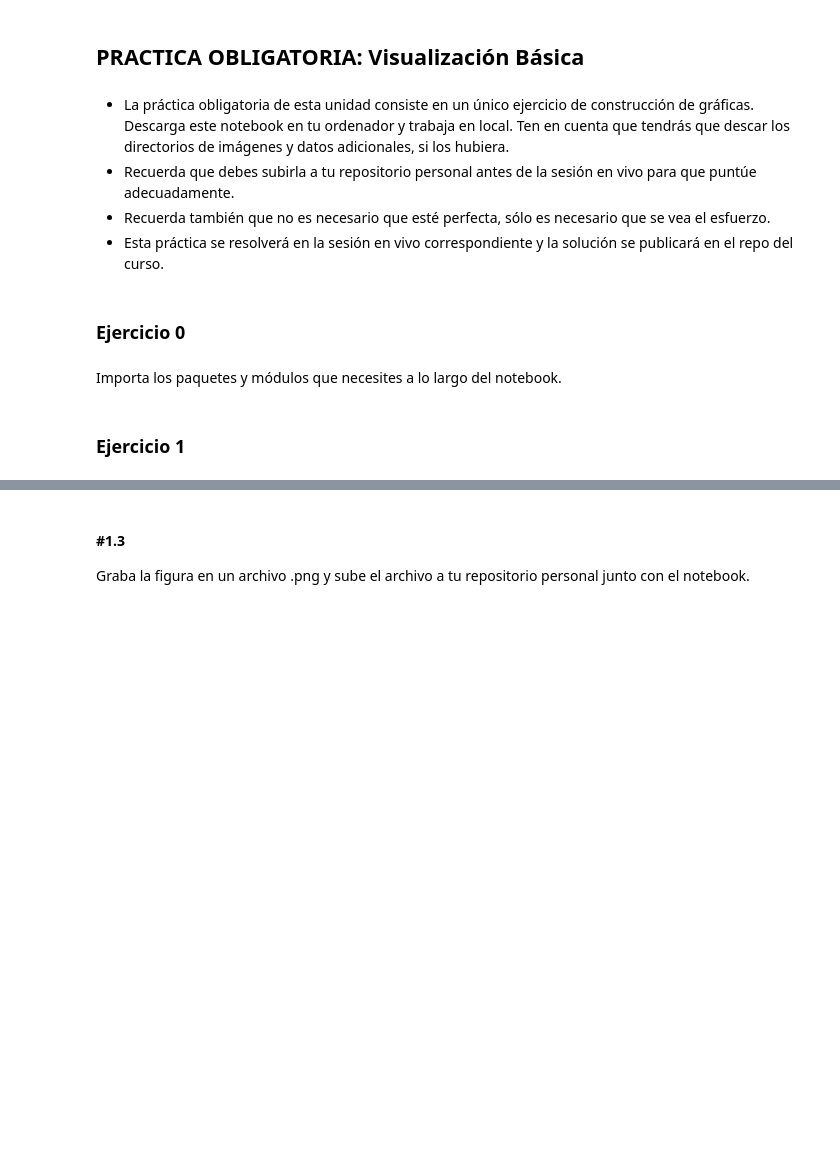
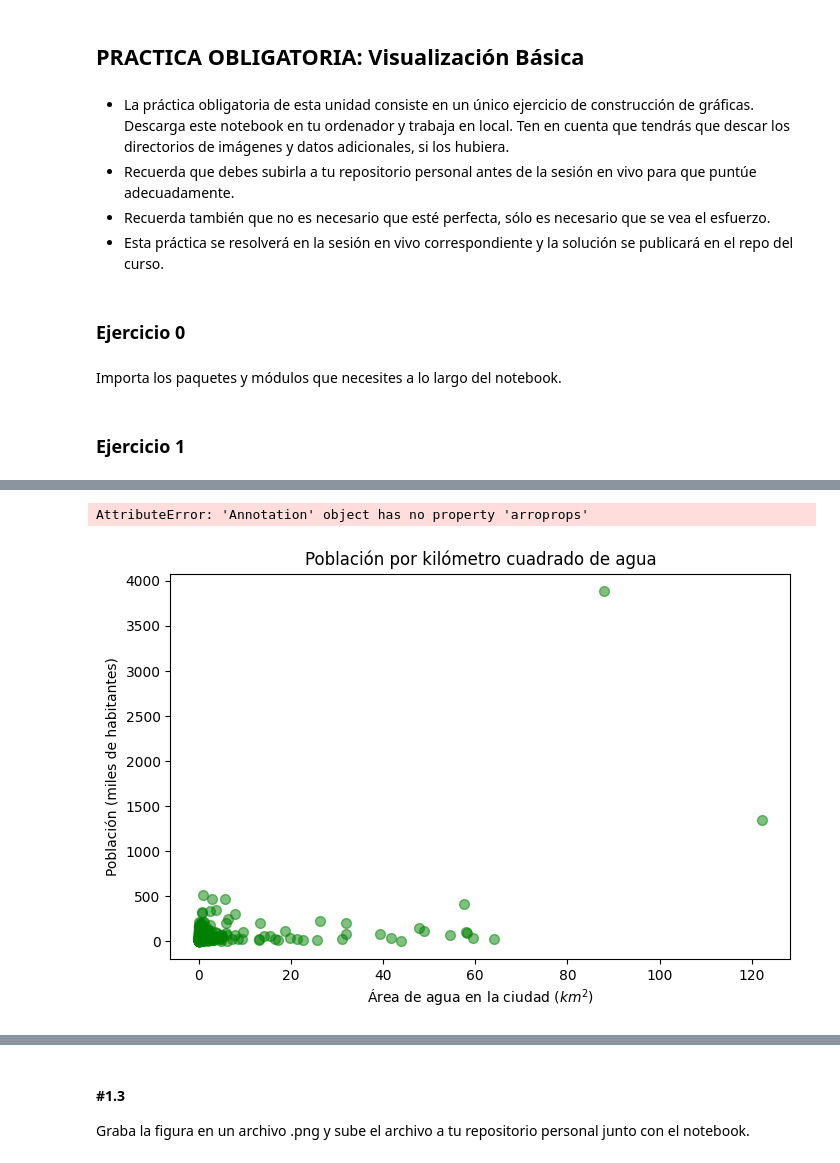
Before and after one commit to eleacos/DS-Online-Elena-Acosta, a Jupyter notebook: 03_Data_Analysis/Sprint_08/Unidad_01_Visualizacion_Basica_Matplotlib/03_Practica_Obligatoria/18_Practica_Obligatoria_Visualizacion_Basica.ipynb, the cells around one changed output, grey strips where cells are left out. Saved outputs shown, nothing was run; the diff lists cells and outputs as text; code cells hidden in the pictures; blank space fills up the shorter version.

```diff
--- a/03_Data_Analysis/Sprint_08/Unidad_01_Visualizacion_Basica_Matplotlib/03_Practica_Obligatoria/18_Practica_Obligatoria_Visualizacion_Basica.ipynb
+++ b/03_Data_Analysis/Sprint_08/Unidad_01_Visualizacion_Basica_Matplotlib/03_Practica_Obligatoria/18_Practica_Obligatoria_Visualizacion_Basica.ipynb
@@ -161,0 +189,43 @@ plt.boxplot(cities["elevation_m"], vert = False);
+# %%
+#3. El scatter de área de agua de un ciudad con su poblacion.
+fig = plt.figure(figsize= (8,5))
+
+# Scatter plot
+plt.scatter(
+    x= df["area_water_km2"],
+    y= df["population_total"]/1000, # /1000 para que quede en miles, no millones
+    s= 50, # tamaño de la burbuja,
+    color= "green",
+    alpha= 0.5
+)
+
+# Etiquetas
+plt.title("Población por kilómetro cuadrado de agua")
+plt.xlabel("Área de agua en la ciudad ($km^2$)")
+plt.ylabel("Población (miles de habitantes)")
+
+# Anotaciones y flechas
+outlier_1_y = top5.population_total.nlargest(2).iloc[0]
+outlier_2_y = top5.population_total.nlargest(2).iloc[1]
+outlier_1_x = df.loc[df.population_total == outlier_1_y, "area_water_km2"].values[0]
+outlier_2_x = df.loc[df.population_total == outlier_2_y, "area_water_km2"].values[0]
+
+
+xytext=(60,2000)
+
+plt.annotate(xy=(outlier_1_x, outlier_1_y/1000),
+    xytext= xytext,
+    text= "Outliers",
+    arroprops= dict(arrowstyle="->")
+)
+
+plt.annotate(xy=(outlier_2_x, outlier_2_y/1000),
+    xytext=(60,2000),
+    text="Outliers",
+    arroprops= dict(arrowstyle="->")
+)
+
+plt.show()
+# %% [output]
+AttributeError: 'Annotation' object has no property 'arroprops'
+[figure, added]
```
Also changed, not shown: parts of 25 cells of this notebook, 2 other files.
